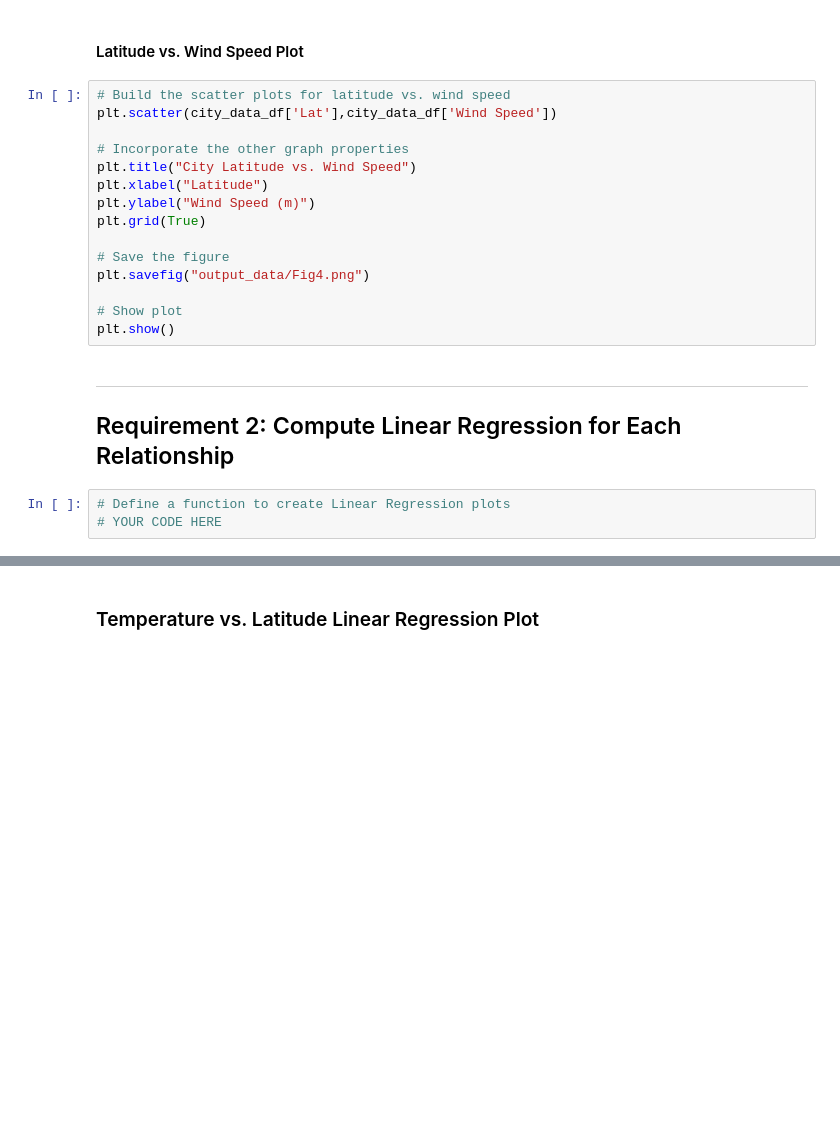
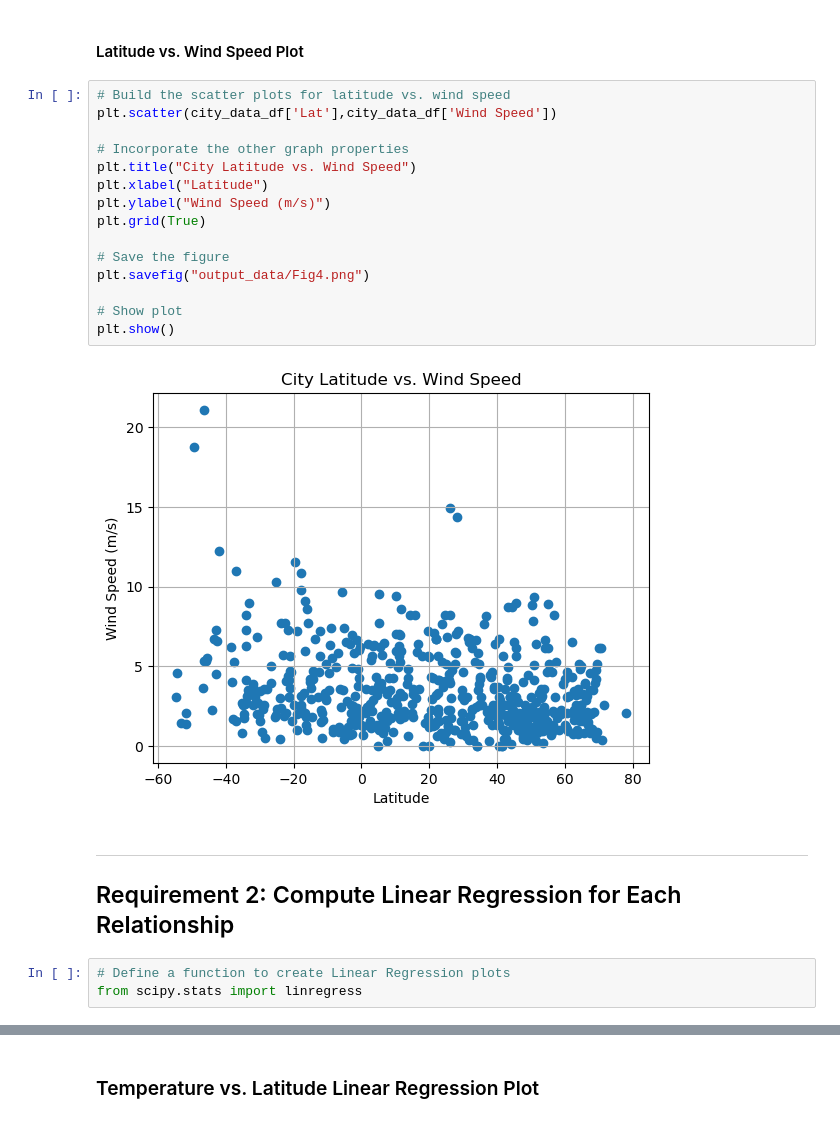
Before and after one commit to digital-buddha42/python-api-challenge, a Jupyter notebook: WeatherPy/WeatherPy-homework.ipynb, the cells around one changed output, grey strips where cells are left out. Cells and saved outputs as stored; diff of their text form; blank space fills up the shorter version.

```diff
--- a/WeatherPy/WeatherPy-homework.ipynb
+++ b/WeatherPy/WeatherPy-homework.ipynb
@@ -258,24 +257,26 @@ plt.show()
 # %%
 # Build the scatter plots for latitude vs. wind speed
 plt.scatter(city_data_df['Lat'],city_data_df['Wind Speed'])
 
 # Incorporate the other graph properties
 plt.title("City Latitude vs. Wind Speed")
 plt.xlabel("Latitude")
-plt.ylabel("Wind Speed (m)")
+plt.ylabel("Wind Speed (m/s)")
 plt.grid(True)
 
 # Save the figure
 plt.savefig("output_data/Fig4.png")
 
 # Show plot
 plt.show()
+# %% [output]
+[figure, added]
 # %% [markdown]
 ---
 
 ## Requirement 2: Compute Linear Regression for Each Relationship
 # %%
 # Define a function to create Linear Regression plots
-# YOUR CODE HERE
+from scipy.stats import linregress
 # %%
 # Create a DataFrame with the Northern Hemisphere data (Latitude >= 0)
```
Also changed, not shown: parts of 13 cells of this notebook, 6 other files.
